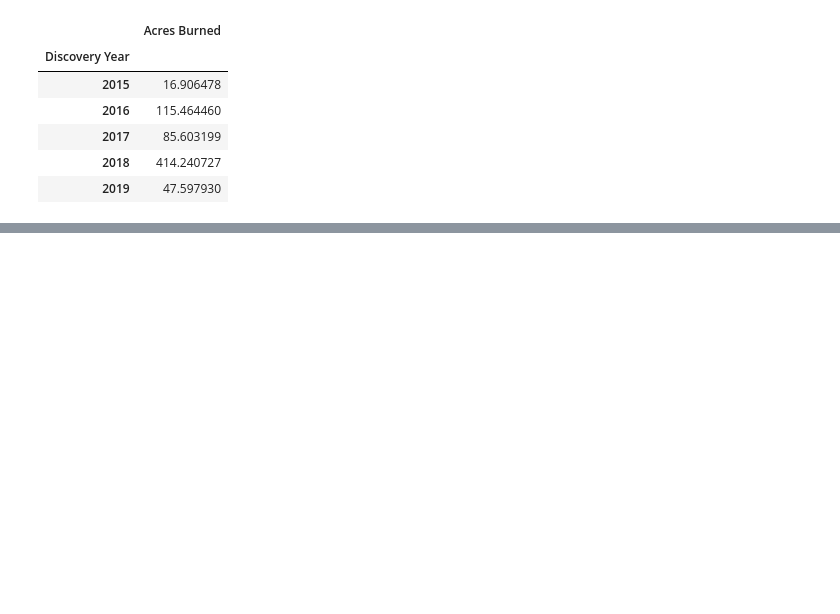
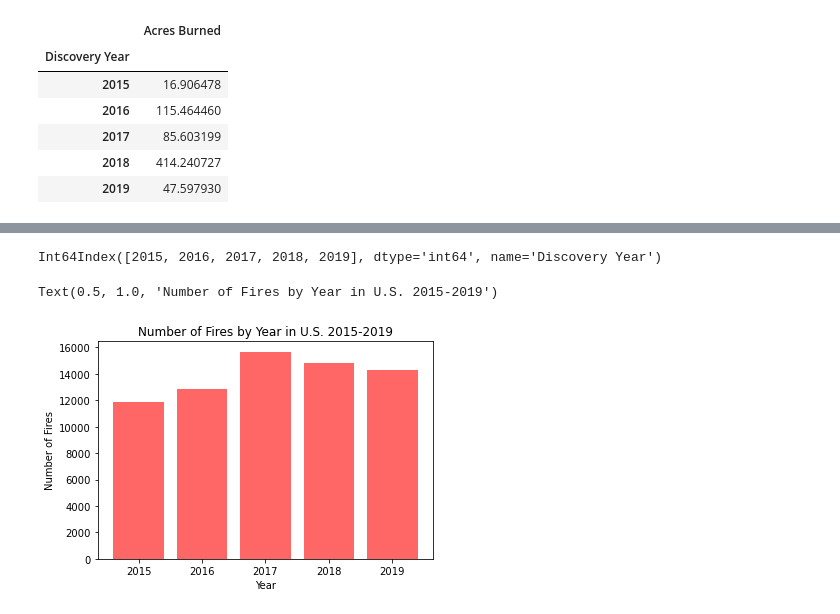
Before and after one commit to Renee-W/ProjectTest, a Jupyter notebook: Amy W/FireDataAW.ipynb, the cells around one changed output, grey strips where cells are left out. Drawn from its saved outputs; the diff is of its cells as text; code cells hidden in the pictures; blank space fills up the shorter version.

Commit message:
Added more charts for 2015-2019

```diff
--- a/Amy W/FireDataAW.ipynb
+++ b/Amy W/FireDataAW.ipynb
@@ -201,0 +173,5 @@ COsorted_df.head()
+# %%
+# Filter US Firedata for 2015-2019
+
+US_firedata_recent_df = firedata_df[firedata_df["Discovery Year"].isin(["2015", "2016", "2017", "2018", "2019"])]
+US_firedata_recent_df.head()
@@ -201,0 +185,9 @@ COsorted_df.head()
+# %%
+# Count Number of Fires by Year for all of U.S.
+count_fires_US = US_firedata_recent_df.groupby("Discovery Year")
+count_fires_US_df = pd.DataFrame(count_fires_US["Fire ID"].count())
+
+# Rename column for Number of Fires
+count_fires_US_renamed_df = count_fires_US_df.rename(columns = {"Fire ID":"Number of Fires"})
+
+count_fires_US_renamed_df
@@ -201,0 +202,19 @@ COsorted_df.head()
+# %%
+# Convert index to column
+
+index = count_fires_US_renamed_df.index
+index
+# %% [output]
+Int64Index([2015, 2016, 2017, 2018, 2019], dtype='int64', name='Discovery Year')
+# %%
+# Create Bar chart for Number of Fires in US by year
+
+x_axis=index
+y_axis=count_fires_US_renamed_df["Number of Fires"]
+plt.bar(x_axis, y_axis, color='r', alpha=0.6, align='center')
+plt.xlabel("Year")
+plt.ylabel("Number of Fires")
+plt.title("Number of Fires by Year in U.S. 2015-2019")
+# %% [output]
+Text(0.5, 1.0, 'Number of Fires by Year in U.S. 2015-2019')
+[figure, added]
```
Also changed, not shown: parts of 13 cells of this notebook.
